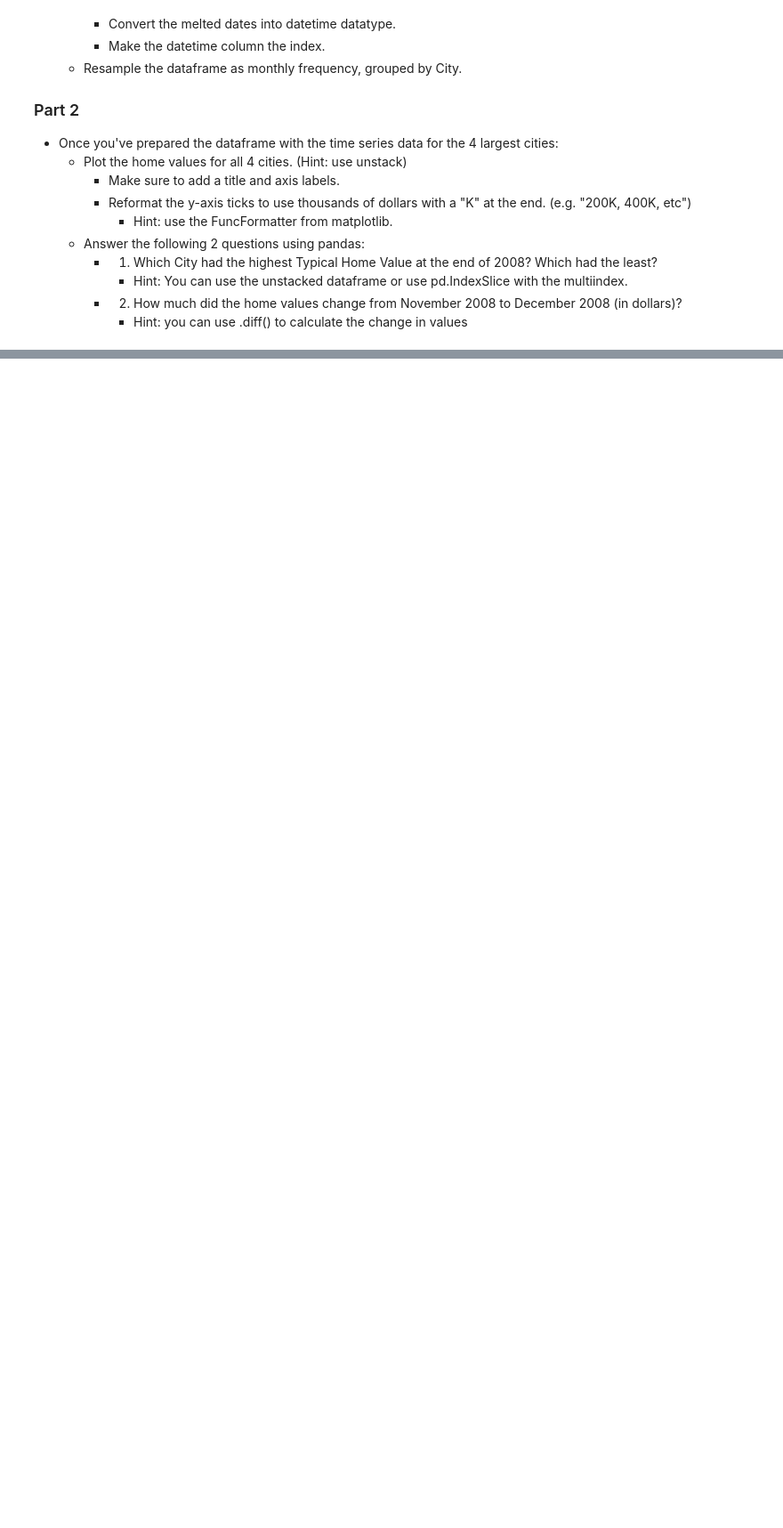
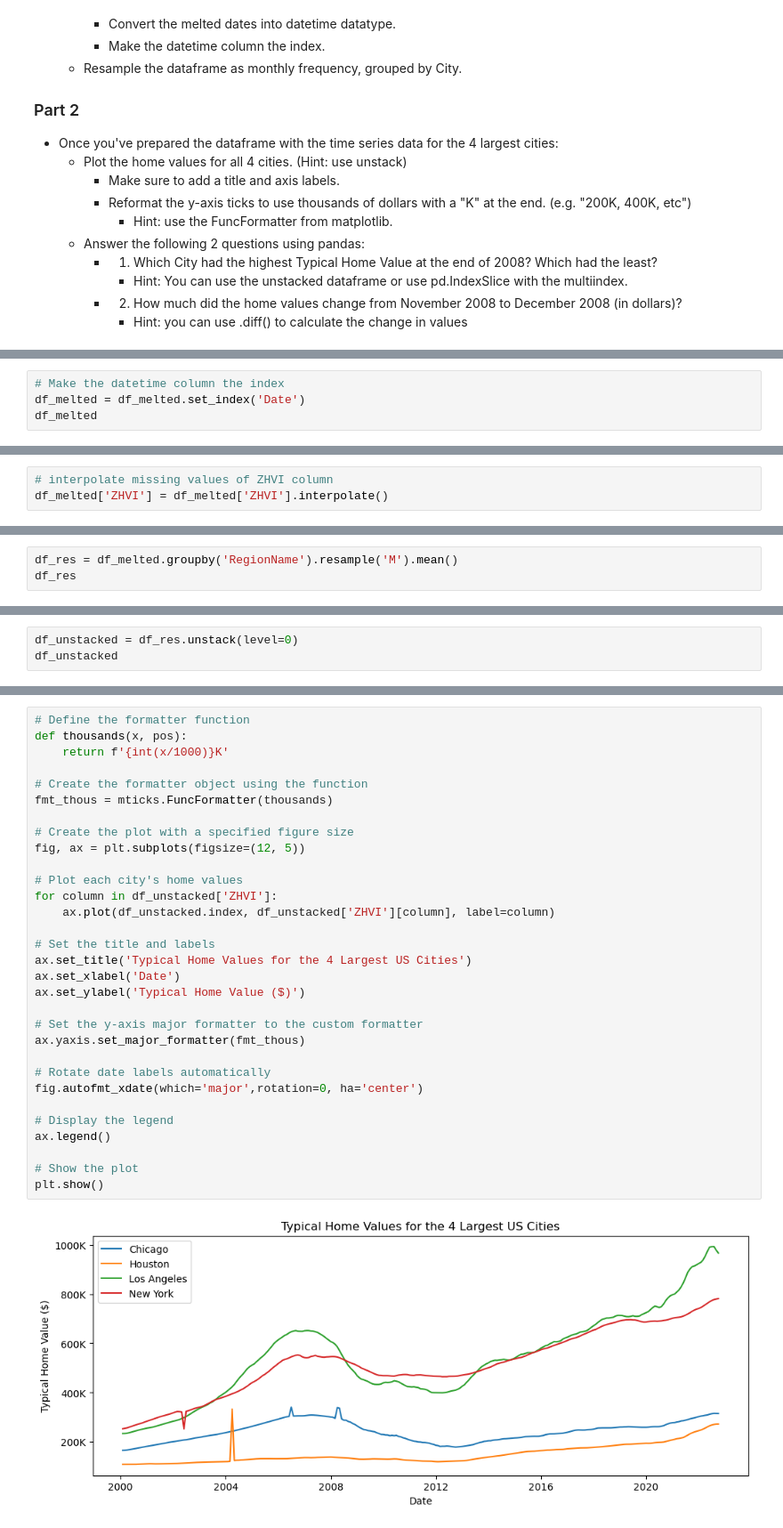
Before and after one commit to ruelanthonyb/Preparing-Time-Series-from-Wide-Form-Data--Core-, a Jupyter notebook: Preparing Time Series from Wide-Form Data (Core).ipynb, the cells around one changed output, grey strips where cells are left out. Shown at 89% size. Saved outputs shown, nothing was run; the diff lists cells and outputs as text; blank space fills up the shorter version.

```diff
--- a/Preparing Time Series from Wide-Form Data (Core).ipynb
+++ b/Preparing Time Series from Wide-Form Data (Core).ipynb
@@ -37,0 +138,4 @@ You will be working with Zillow's publicly available Zillow House Value Index (Z
+# %%
+# Make the datetime column the index
+df_melted = df_melted.set_index('Date')
+df_melted
@@ -37,0 +169,3 @@ You will be working with Zillow's publicly available Zillow House Value Index (Z
+# %%
+# interpolate missing values of ZHVI column
+df_melted['ZHVI'] = df_melted['ZHVI'].interpolate()
@@ -37,0 +181,3 @@ You will be working with Zillow's publicly available Zillow House Value Index (Z
+# %%
+df_res = df_melted.groupby('RegionName').resample('M').mean()
+df_res
@@ -37,0 +204,3 @@ You will be working with Zillow's publicly available Zillow House Value Index (Z
+# %%
+df_unstacked = df_res.unstack(level=0)
+df_unstacked
@@ -37,0 +223,33 @@ You will be working with Zillow's publicly available Zillow House Value Index (Z
+# %%
+# Define the formatter function
+def thousands(x, pos):
+    return f'{int(x/1000)}K'
+
+# Create the formatter object using the function
+fmt_thous = mticks.FuncFormatter(thousands)
+
+# Create the plot with a specified figure size
+fig, ax = plt.subplots(figsize=(12, 5))
+
+# Plot each city's home values
+for column in df_unstacked['ZHVI']:
+    ax.plot(df_unstacked.index, df_unstacked['ZHVI'][column], label=column)
+
+# Set the title and labels
+ax.set_title('Typical Home Values for the 4 Largest US Cities')
+ax.set_xlabel('Date')
+ax.set_ylabel('Typical Home Value ($)')
+
+# Set the y-axis major formatter to the custom formatter
+ax.yaxis.set_major_formatter(fmt_thous)
+
+# Rotate date labels automatically
+fig.autofmt_xdate(which='major',rotation=0, ha='center')
+
+# Display the legend
+ax.legend()
+
+# Show the plot
+plt.show()
+# %% [output]
+[figure, added]
```
Also changed, not shown: parts of 28 cells of this notebook.
